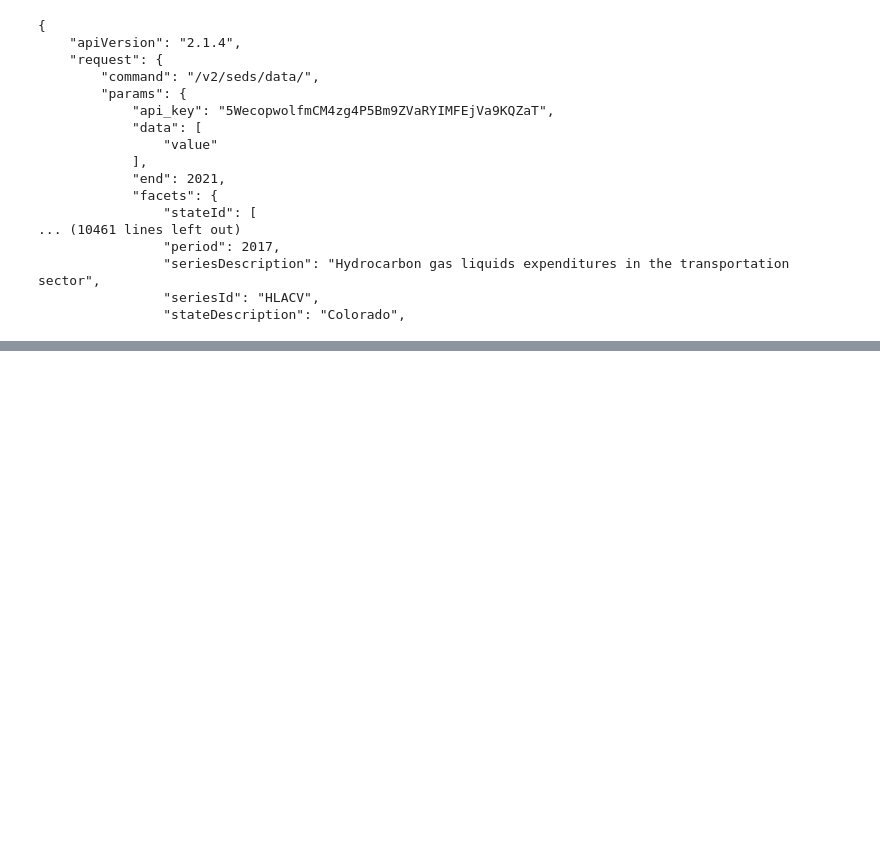
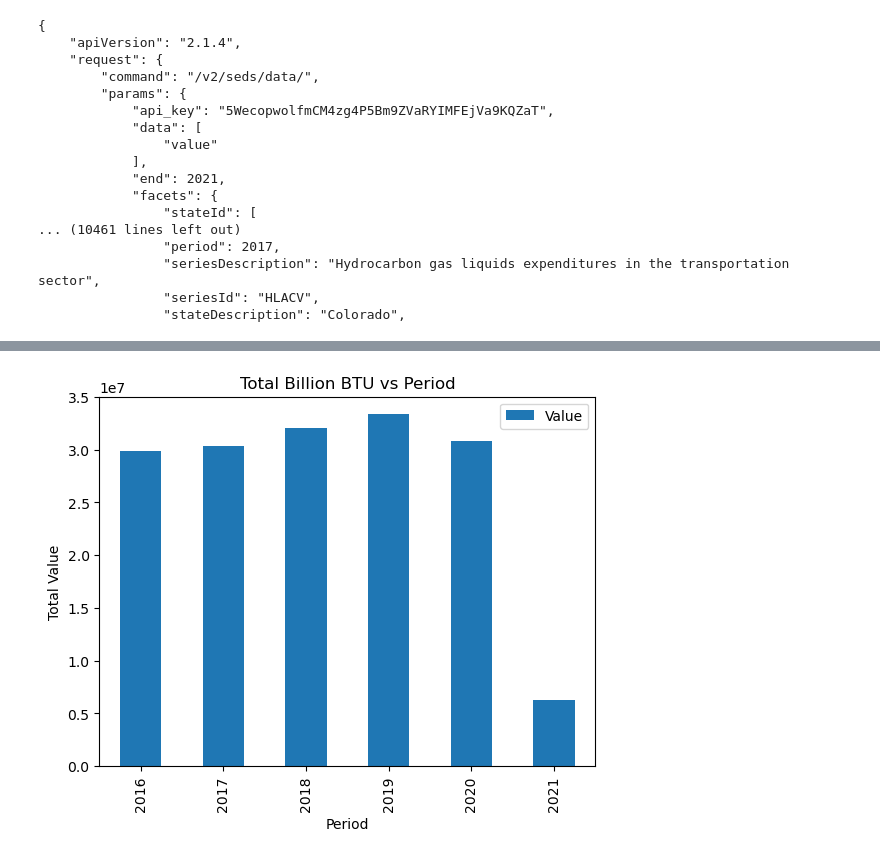
Before and after one commit to Zmart-22/Group-Project-1, a Jupyter notebook: data_collection_v1.ipynb, the cells around one changed output, grey strips where cells are left out. Cells and saved outputs as stored; diff of their text form; code cells hidden in the pictures; blank space fills up the shorter version.

```diff
--- a/data_collection_v1.ipynb
+++ b/data_collection_v1.ipynb
@@ -44,0 +146,12 @@ for item in range(len(response['response']['data'])):
+# %%
+#get the sum per year
+barrels_df = units_df[units_df['Unit'] == 'Billion Btu'].groupby('Period')['Value'].sum().reset_index()
+barrels_df.plot(x='Period', y='Value', kind='bar')
+
+plt.xlabel('Period')
+plt.ylabel('Total Value')
+plt.title('Total Billion BTU vs Period')
+
+plt.show()
+# %% [output]
+[figure, added]
```
Also changed, not shown: parts of 10 cells of this notebook.
